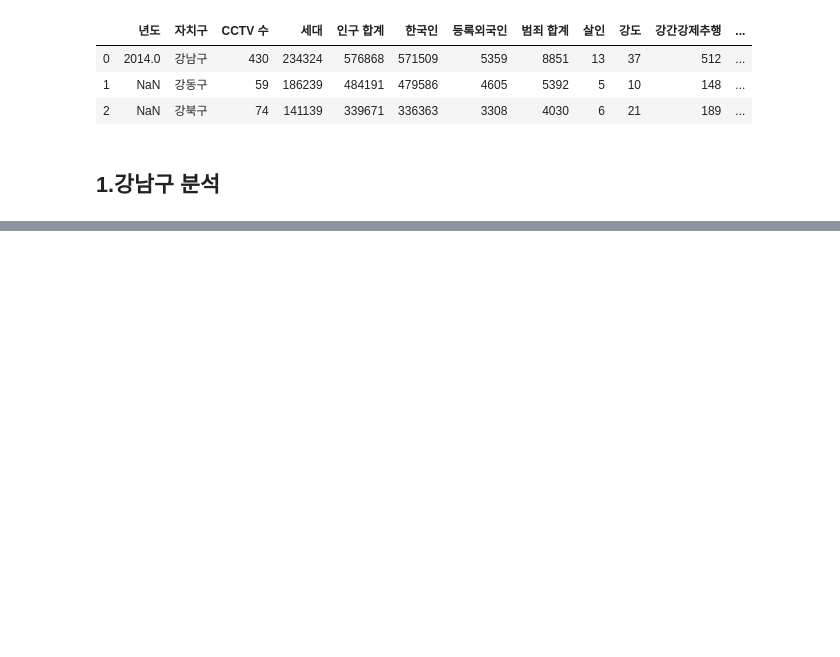
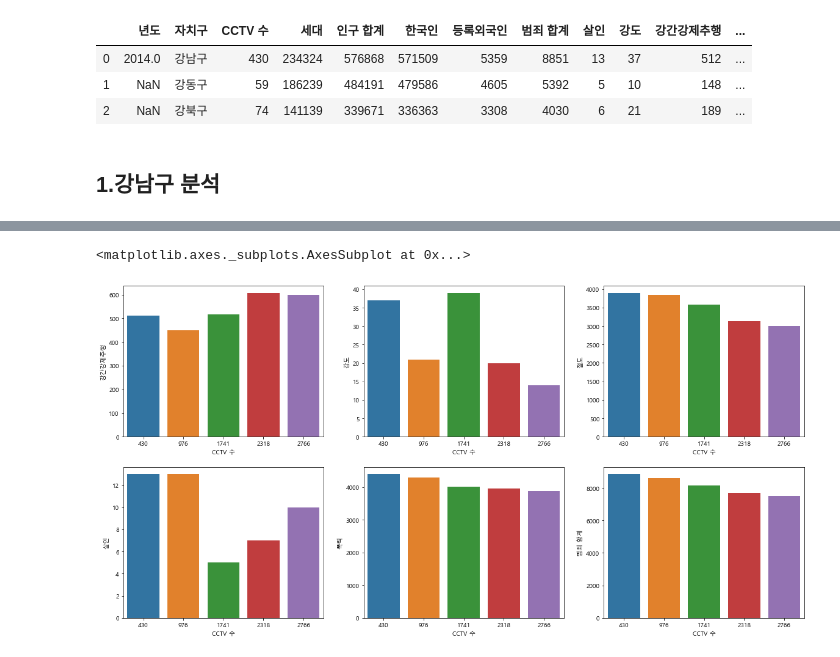
Before and after one commit to madfalc0n/Image-analysis-and-develope, a Jupyter notebook: project/main/1.Exploratory_Data_Analysis.ipynb, the cells around one changed output, grey strips where cells are left out. Drawn from its saved outputs; the diff is of its cells as text; code cells hidden in the pictures; blank space fills up the shorter version.

Commit message:
update TIL and images class 201912281740

```diff
--- a/project/main/1.Exploratory_Data_Analysis.ipynb
+++ b/project/main/1.Exploratory_Data_Analysis.ipynb
@@ -55,0 +68,19 @@ gdf
+# %%
+fig = plt.figure(figsize=(20,10))
+ax1 = fig.add_subplot(2, 3, 1)
+ax2 = fig.add_subplot(2, 3, 2)
+ax3 = fig.add_subplot(2, 3, 3)
+ax4 = fig.add_subplot(2, 3, 4)
+ax5 = fig.add_subplot(2, 3, 5)
+ax6 = fig.add_subplot(2, 3, 6)
+
+
+sns.barplot(x='CCTV 수', y='강간강제추행', data=gdf, ax= ax1)
+sns.barplot(x='CCTV 수', y='강도', data=gdf, ax= ax2)
+sns.barplot(x='CCTV 수', y='절도', data=gdf, ax= ax3)
+sns.barplot(x='CCTV 수', y='살인', data=gdf, ax= ax4)
+sns.barplot(x='CCTV 수', y='폭력', data=gdf, ax= ax5)
+sns.barplot(x='CCTV 수', y='범죄 합계', data=gdf, ax= ax6)
+# %% [output]
+<matplotlib.axes._subplots.AxesSubplot at 0x...>
+[figure, added]
```
Also changed, not shown: parts of 4 cells of this notebook.
